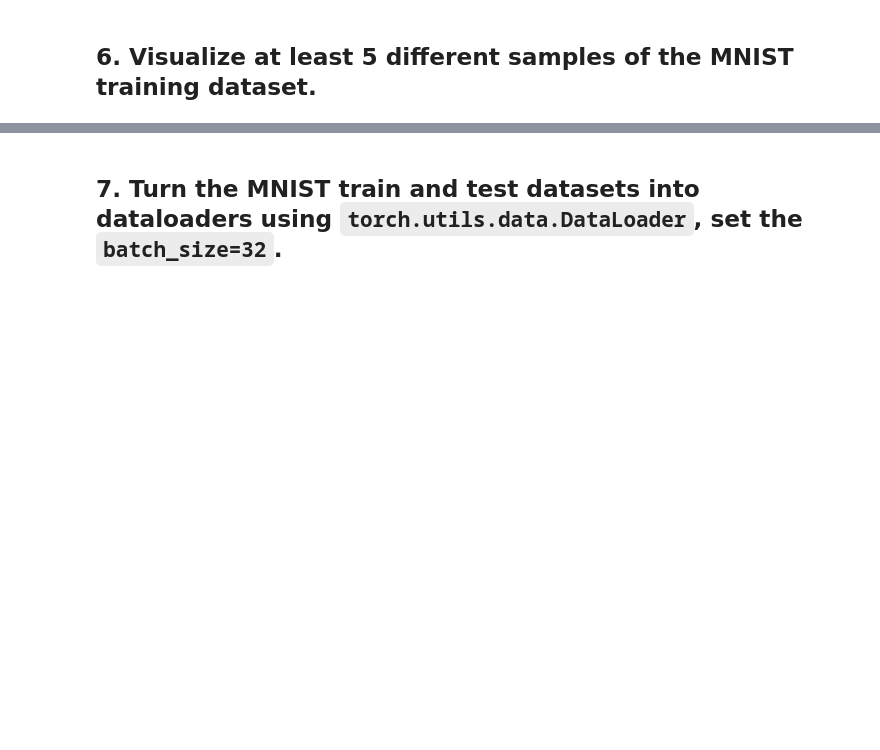
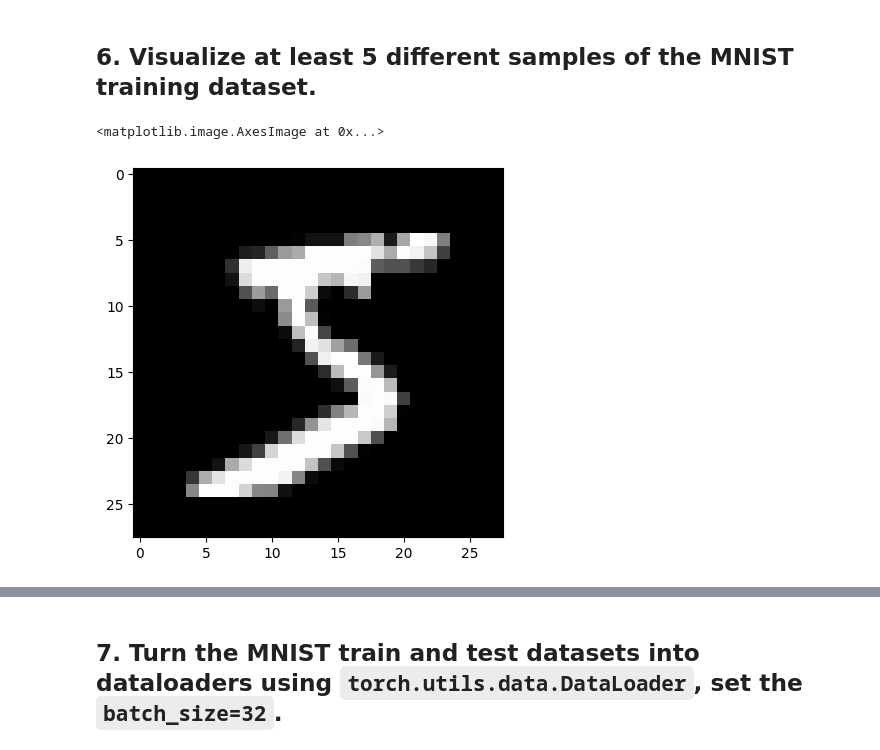
Before and after one commit to LonelyFort/LonelyFort, a Jupyter notebook: extras/exercises/03_pytorch_computer_vision_exercises.ipynb, the cells around one changed output, grey strips where cells are left out. Cells and saved outputs as stored; diff of their text form; code cells hidden in the pictures; blank space fills up the shorter version.

```diff
--- a/extras/exercises/03_pytorch_computer_vision_exercises.ipynb
+++ b/extras/exercises/03_pytorch_computer_vision_exercises.ipynb
@@ -61,5 +82,33 @@ print(torch.__version__)
 * Upload your own example image using the "upload" button on the website and see what happens in each layer of a CNN as your image passes through it.
 # %% [markdown]
 ## 5. Load the [`torchvision.datasets.MNIST()`](https://pytorch.org/vision/stable/generated/torchvision.datasets.MNIST.html#torchvision.datasets.MNIST) train and test datasets.
+# %%
+import torchvision
+from torchvision import datasets
+from torchvision import transforms
+from torchvision.transforms import ToTensor
+
+train_data = datasets.MNIST(
+    root="data",
+    train=True,
+    download=True,
+    transform=ToTensor(),
+    target_transform=None
+)
+
+test_data = datasets.MNIST(
+    root="data",
+    train=False,
+    download=True,
+    transform=ToTensor(),
+    target_transform=None
+)
 # %% [markdown]
 ## 6. Visualize at least 5 different samples of the MNIST training dataset.
+# %%
+import matplotlib.pyplot as plt
+
+plt.imshow(train_data[0][0].squeeze(), cmap="gray")
+# %% [output]
+<matplotlib.image.AxesImage at 0x...>
+[figure, added]
```
Also changed, not shown: parts of 17 cells of this notebook.
